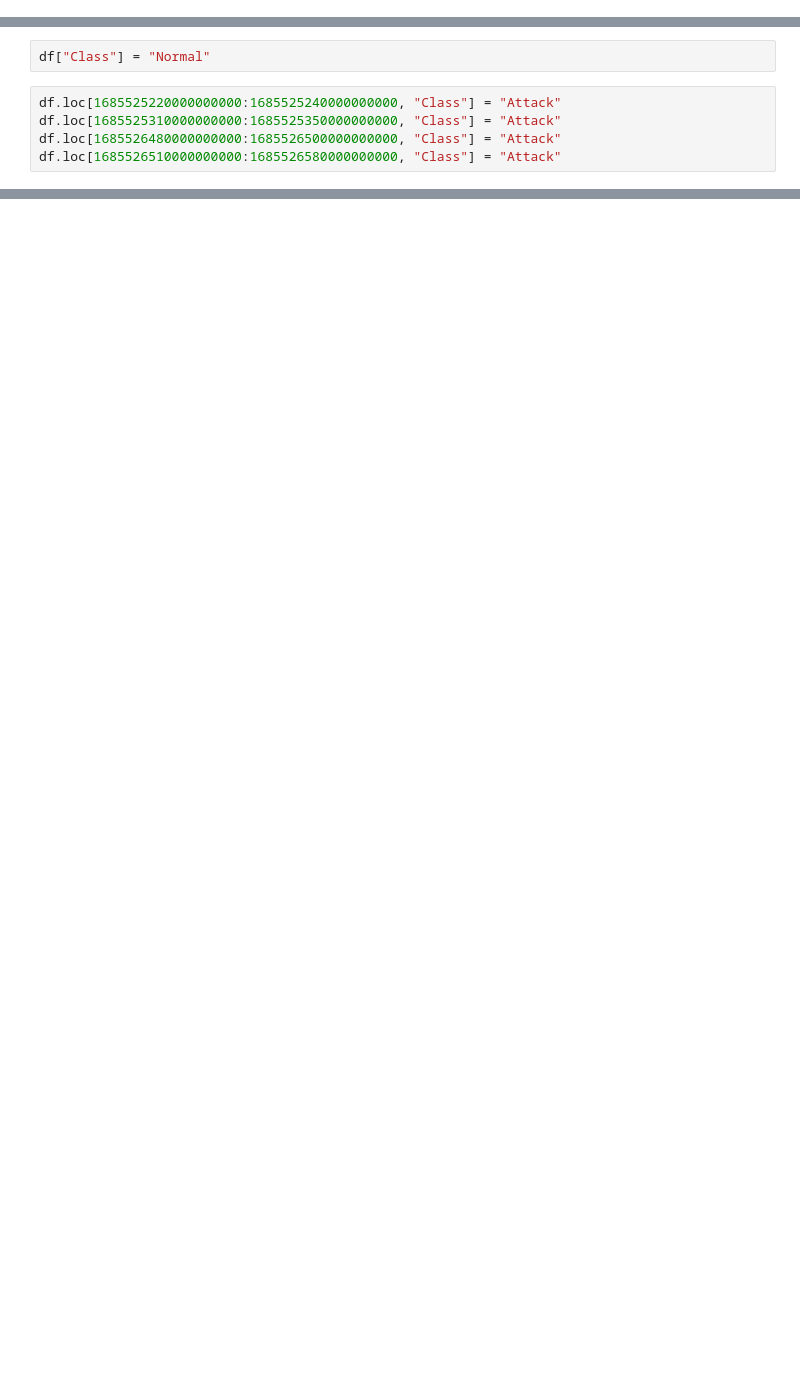
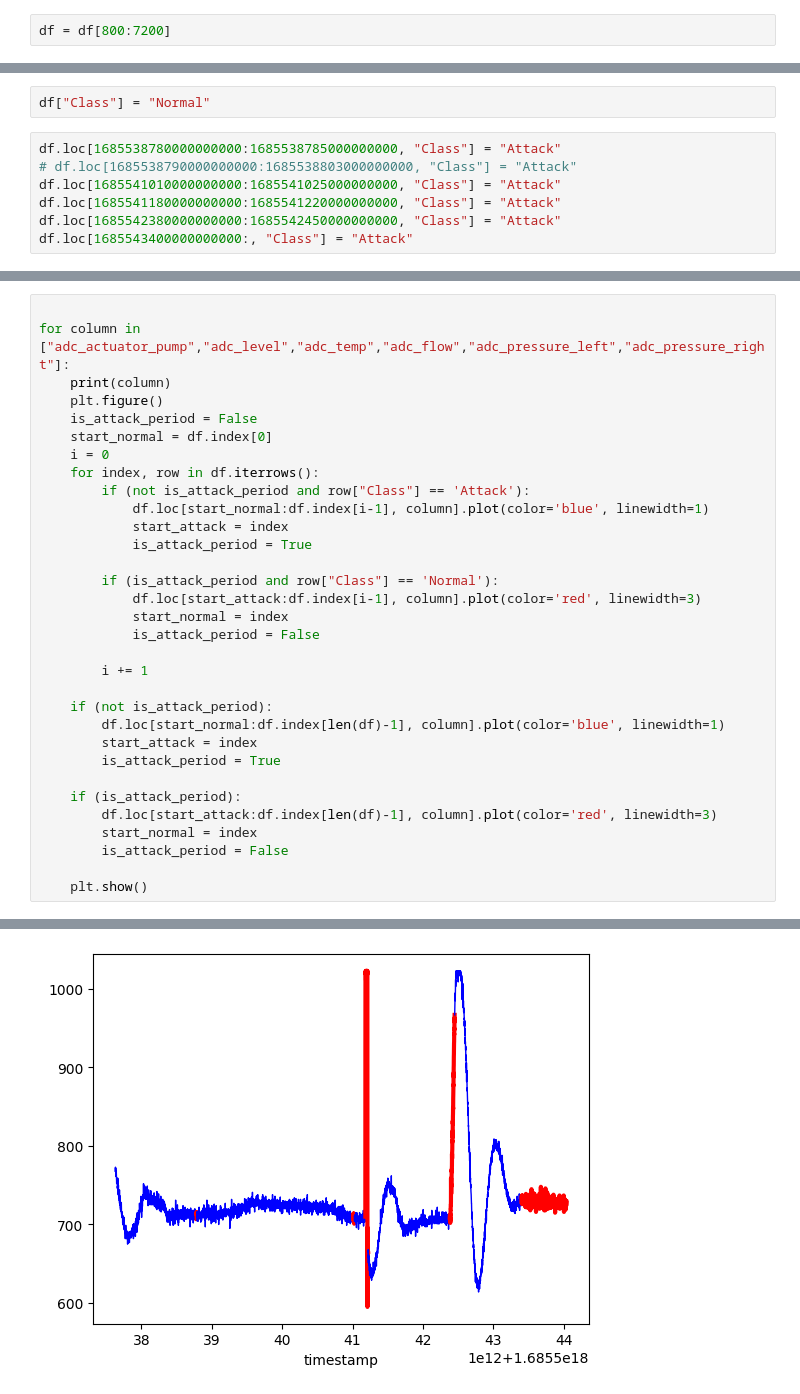
Before and after one commit to IDS-CPS/ml-model, a Jupyter notebook: src/analisis/attack-labeling.ipynb, the cells around one changed output, grey strips where cells are left out. Saved outputs shown, nothing was run; the diff lists cells and outputs as text; blank space fills up the shorter version.

```diff
--- a/src/analisis/attack-labeling.ipynb
+++ b/src/analisis/attack-labeling.ipynb
@@ -23,0 +32,2 @@ df.head()
+# %%
+df = df[800:7200]
@@ -24,7 +46,9 @@ df.head()
 # %%
 df["Class"] = "Normal"
 # %%
-df.loc[1685525220000000000:1685525240000000000, "Class"] = "Attack"
-df.loc[1685525310000000000:1685525350000000000, "Class"] = "Attack"
-df.loc[1685526480000000000:1685526500000000000, "Class"] = "Attack"
-df.loc[1685526510000000000:1685526580000000000, "Class"] = "Attack"
+df.loc[1685538780000000000:1685538785000000000, "Class"] = "Attack"
+# df.loc[1685538790000000000:1685538803000000000, "Class"] = "Attack"
+df.loc[1685541010000000000:1685541025000000000, "Class"] = "Attack"
+df.loc[1685541180000000000:1685541220000000000, "Class"] = "Attack"
+df.loc[1685542380000000000:1685542450000000000, "Class"] = "Attack"
+df.loc[1685543400000000000:, "Class"] = "Attack"
@@ -45,0 +65,33 @@ df.loc[1685525220000000000:1685525230000000000]
+# %%
+
+for column in ["adc_actuator_pump","adc_level","adc_temp","adc_flow","adc_pressure_left","adc_pressure_right"]:
+    print(column)
+    plt.figure()
+    is_attack_period = False
+    start_normal = df.index[0]
+    i = 0
+    for index, row in df.iterrows():
+        if (not is_attack_period and row["Class"] == 'Attack'):
+            df.loc[start_normal:df.index[i-1], column].plot(color='blue', linewidth=1)
+            start_attack = index
+            is_attack_period = True
+
+        if (is_attack_period and row["Class"] == 'Normal'):
+            df.loc[start_attack:df.index[i-1], column].plot(color='red', linewidth=3)
+            start_normal = index
+            is_attack_period = False
+
+        i += 1
+
+    if (not is_attack_period):
+        df.loc[start_normal:df.index[len(df)-1], column].plot(color='blue', linewidth=1)
+        start_attack = index
+        is_attack_period = True
+
+    if (is_attack_period):
+        df.loc[start_attack:df.index[len(df)-1], column].plot(color='red', linewidth=3)
+        start_normal = index
+        is_attack_period = False
+
+    plt.show()
+# %% [output]
@@ -45,0 +99 @@ df.loc[1685525220000000000:1685525230000000000]
+[figure, added]
```
Also changed, not shown: parts of 17 cells of this notebook, 6 other files.
